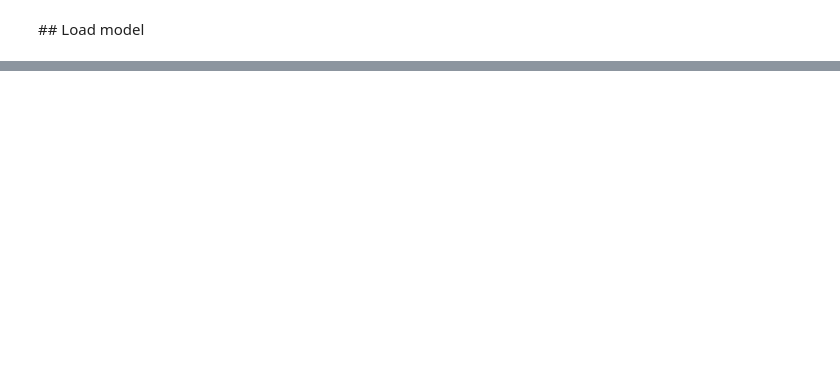
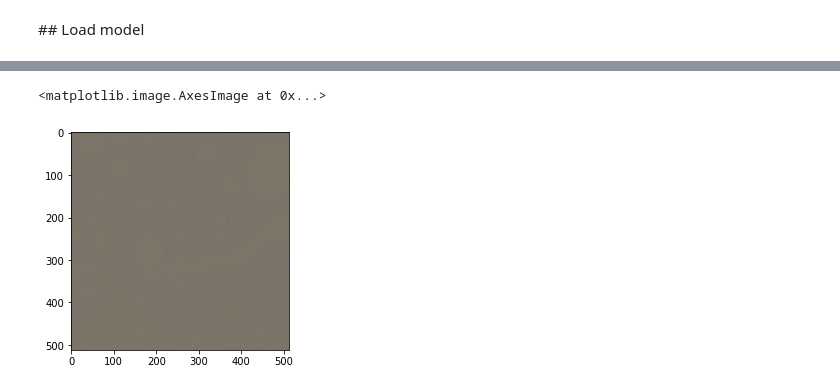
Before and after one commit to Civel-1/transfer-style, a Jupyter notebook: notebooks/FeaturesVisualization.ipynb, the cells around one changed output, grey strips where cells are left out. Cells and saved outputs as stored; diff of their text form; code cells hidden in the pictures; blank space fills up the shorter version.

```diff
--- a/notebooks/FeaturesVisualization.ipynb
+++ b/notebooks/FeaturesVisualization.ipynb
@@ -87,0 +189,7 @@ def build_feature_model(block: keras.models.Model):
+# %%
+img = deprocess_img(best_img)
+# %%
+plt.imshow(img)
+# %% [output]
+<matplotlib.image.AxesImage at 0x...>
+[figure, added]
```
Also changed, not shown: parts of 15 cells of this notebook, 1 other file.
